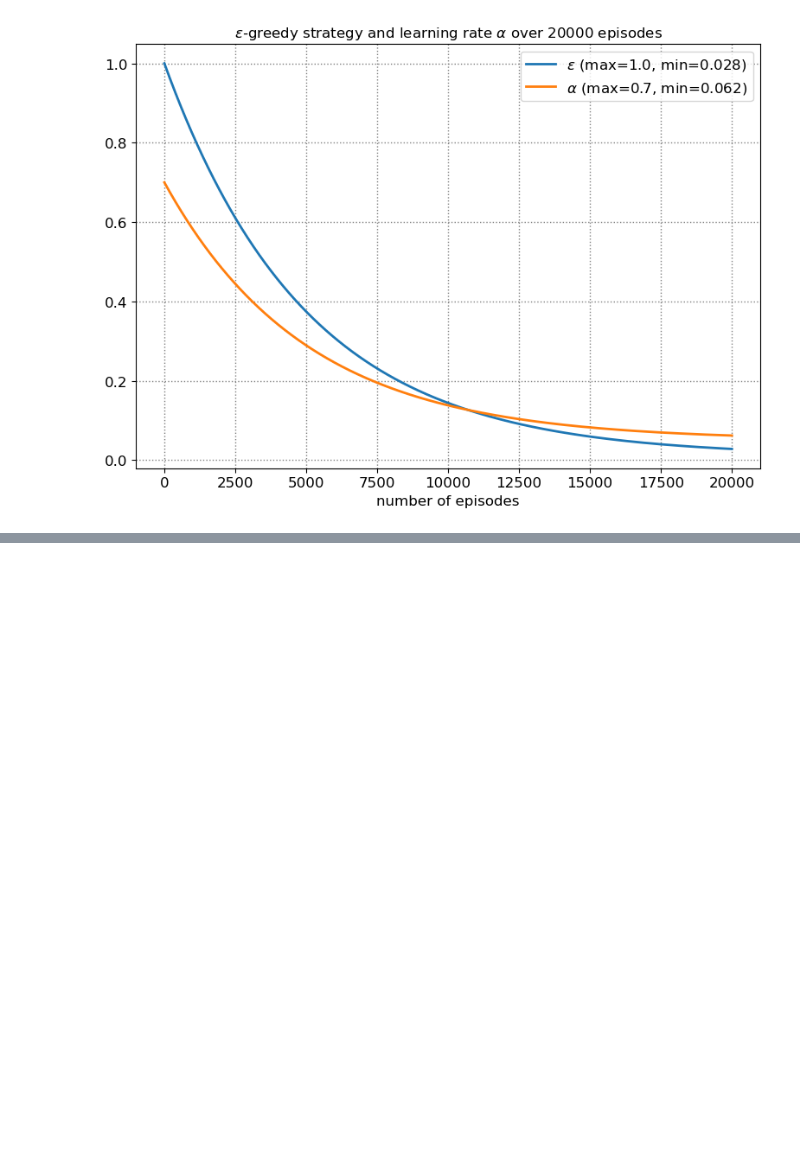
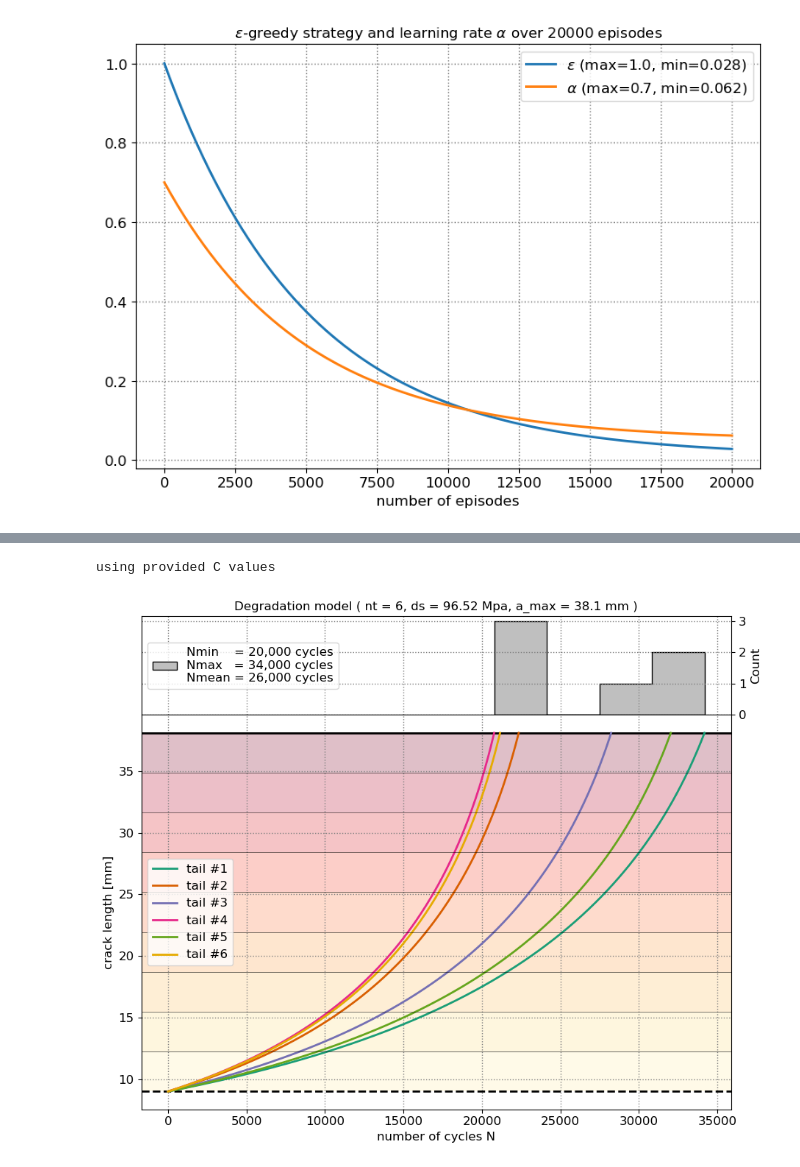
Before and after one commit to UNSW-MCM/RLfleet, a Jupyter notebook: 5_fleet_optimisation_IQL.ipynb, the cells around one changed output, grey strips where cells are left out. Cells and saved outputs as stored; diff of their text form; code cells hidden in the pictures; blank space fills up the shorter version.

```diff
--- a/5_fleet_optimisation_IQL.ipynb
+++ b/5_fleet_optimisation_IQL.ipynb
@@ -949,0 +1080,9 @@ for n_aircrafts in [6]:
+# %%
+ds = 48.26*2                # stress range in MPa, depends on manoeuvre
+nt = 68*3                   # number of trajectories
+a_max = 76.2/2              # maximum crack length allowable in mm
+N, N_min, a, C, fig = opfleet.degradation_model(ds,nt,a_max,2,C=params['C'],
+                                                levels=params['damage_levels'])
+# %% [output]
+using provided C values
+[figure, added]
```
Also changed, not shown: parts of 15 cells of this notebook, 2 other files.
